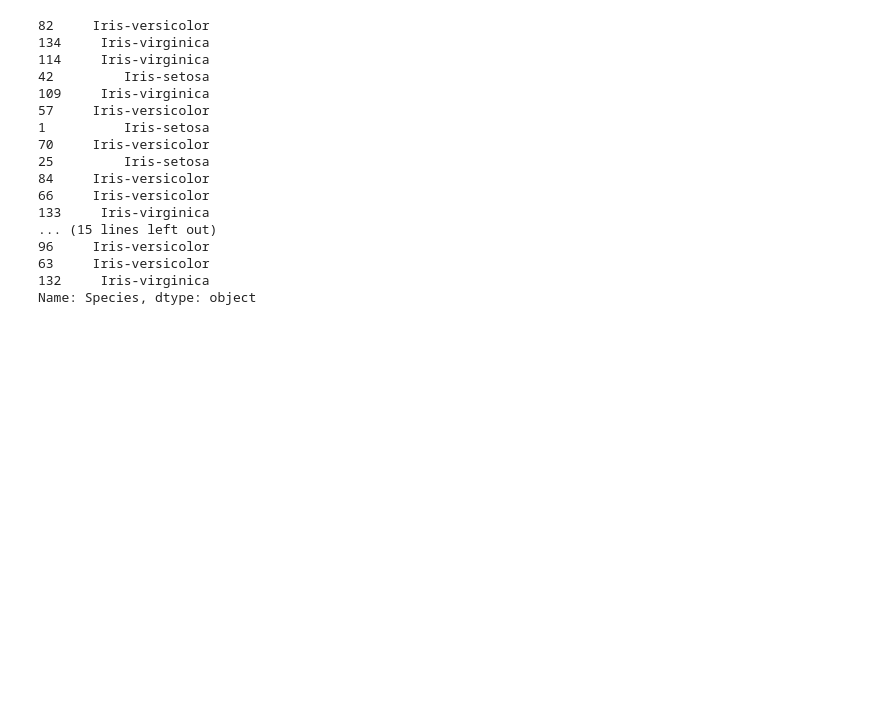
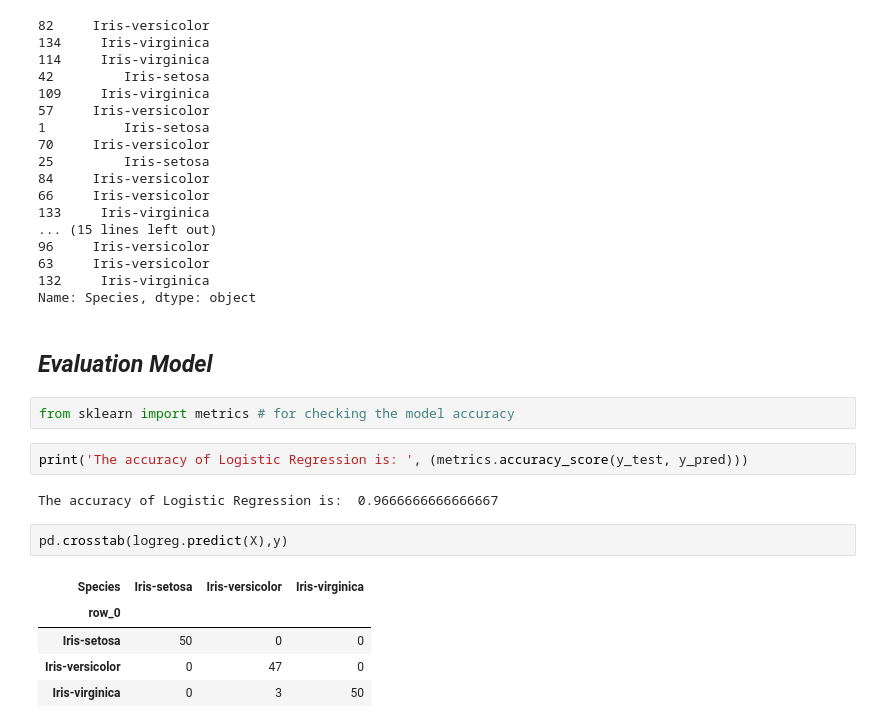
Before and after one commit to amirhosein-ziaei/Machine_Learning_Course, a Jupyter notebook: Linear_Regression/Logistic_Regression.ipynb, the cells around one changed output. Cells and saved outputs as stored; diff of their text form; blank space fills up the shorter version.

Commit message:
evaluation model

```diff
--- a/Linear_Regression/Logistic_Regression.ipynb
+++ b/Linear_Regression/Logistic_Regression.ipynb
@@ -208,3 +208,19 @@ y_test
 63     Iris-versicolor
 132     Iris-virginica
 Name: Species, dtype: object
+# %% [markdown]
+## *Evaluation Model*
+# %%
+from sklearn import metrics # for checking the model accuracy
+# %%
+print('The accuracy of Logistic Regression is: ', (metrics.accuracy_score(y_test, y_pred)))
+# %% [output]
+The accuracy of Logistic Regression is:  0.9666666666666667
+# %%
+pd.crosstab(logreg.predict(X),y)
+# %% [output]
+| Species | Iris-setosa | Iris-versicolor | Iris-virginica |
+| row_0 |  |  |  |
+| Iris-setosa | 50 | 0 | 0 |
+| Iris-versicolor | 0 | 47 | 0 |
+| Iris-virginica | 0 | 3 | 50 |
```
